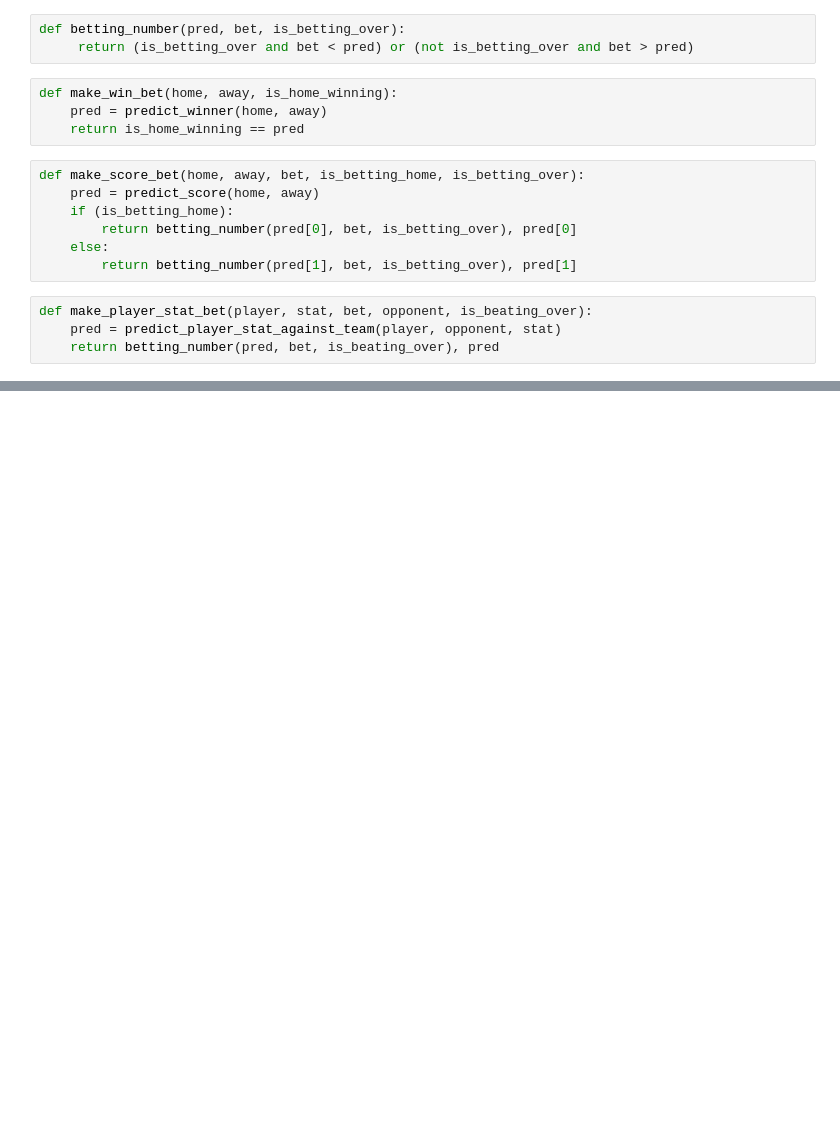
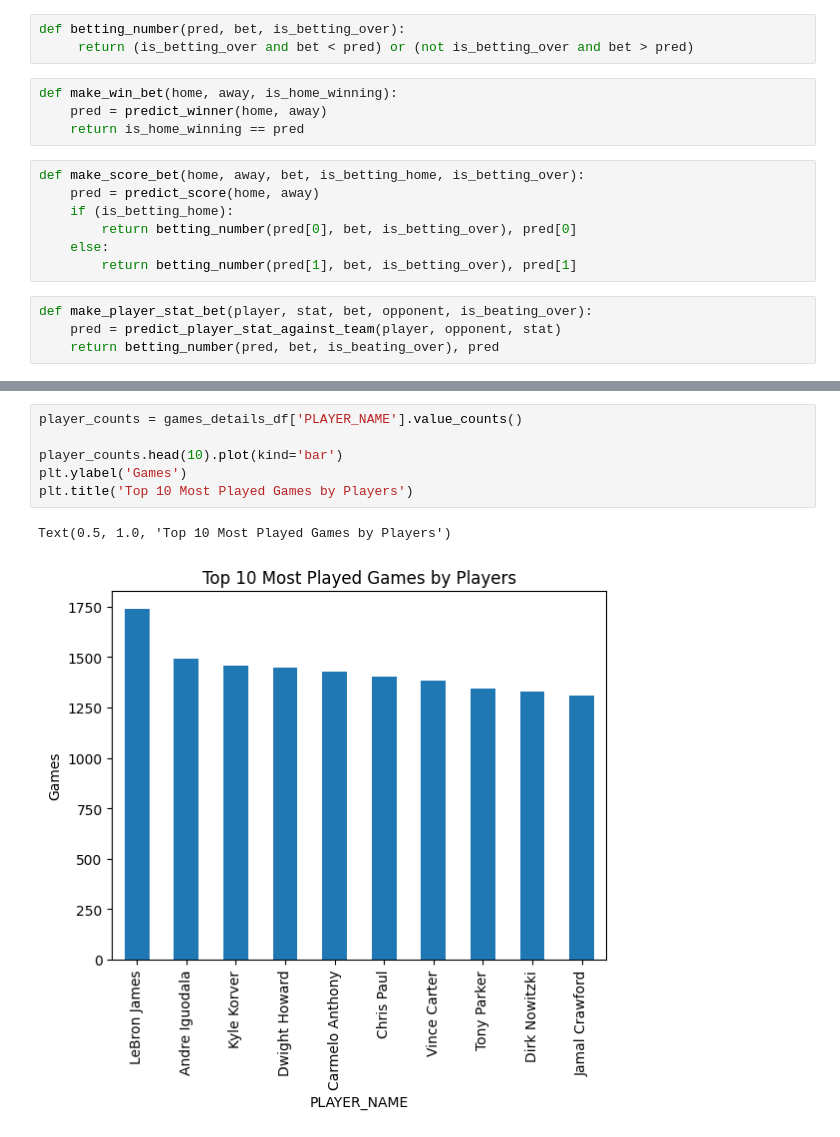
Before and after one commit to bferguson4/DATA, a Jupyter notebook: parlay_gpt.ipynb, the cells around one changed output, grey strips where cells are left out. Drawn from its saved outputs; the diff is of its cells as text; blank space fills up the shorter version.

```diff
--- a/parlay_gpt.ipynb
+++ b/parlay_gpt.ipynb
@@ -201,0 +244,9 @@ To create a public link, set `share=True` in `launch()`.
+# %%
+player_counts = games_details_df['PLAYER_NAME'].value_counts()
+
+player_counts.head(10).plot(kind='bar')
+plt.ylabel('Games')
+plt.title('Top 10 Most Played Games by Players')
+# %% [output]
+Text(0.5, 1.0, 'Top 10 Most Played Games by Players')
+[figure, added]
```
Also changed, not shown: parts of 25 cells of this notebook, 1 other file.
